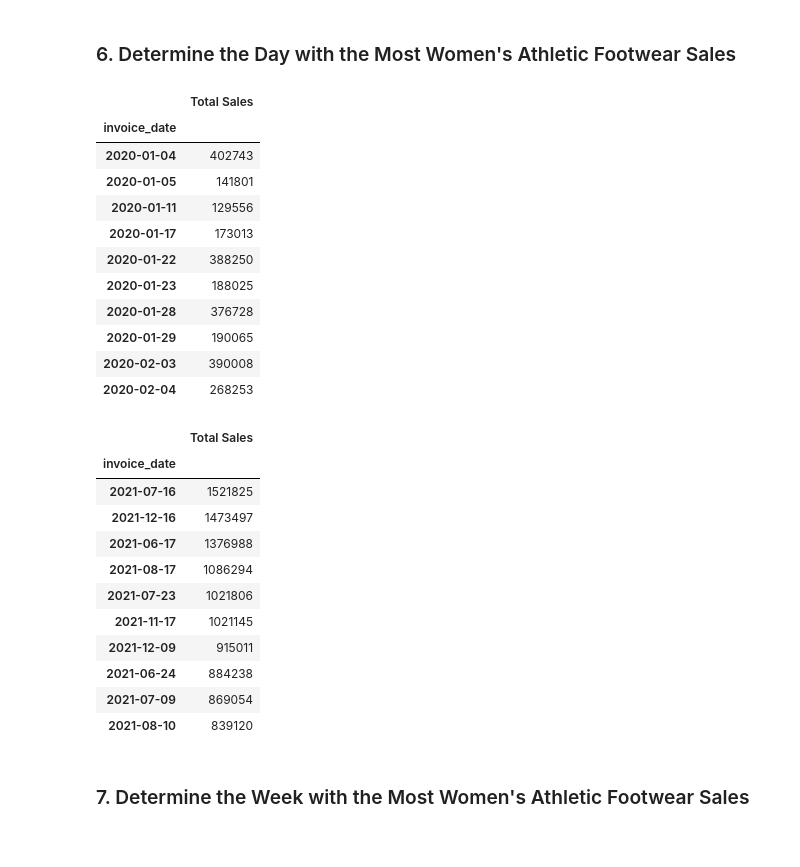
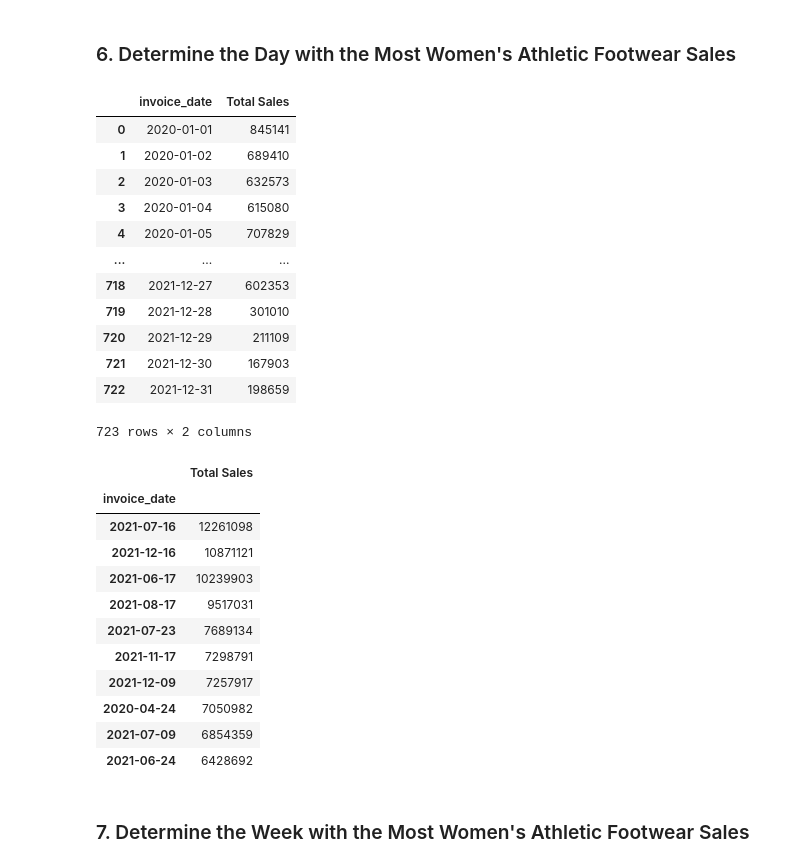
Before and after one commit to King-Rian/athletic_sales_analysis, a Jupyter notebook: athletic_sales_analysis.ipynb, the cells around one changed output. Cells and saved outputs as stored; diff of their text form; code cells hidden in the pictures.

```diff
--- a/athletic_sales_analysis.ipynb
+++ b/athletic_sales_analysis.ipynb
@@ -423,42 +460,65 @@ top_5_results
 # %%
 # Create a pivot table with the 'invoice_date' column is the index, and the "total_sales" as the values.
 
 
 # Optional: Rename the "total_sales" column to "Total Sales"
 
 
 # Show the table.
+pivot_table = combined_df.pivot_table(
+    index='invoice_date',
+    values='total_sales',
+    aggfunc='sum'
+).reset_index()
+
+pivot_table.rename(columns={'total_sales': 'Total Sales'}, inplace=True)
+pivot_table
 # %% [output]
-|  | Total Sales |
-| invoice_date |  |
-| 2020-01-04 | 402743 |
-| 2020-01-05 | 141801 |
-| 2020-01-11 | 129556 |
-| 2020-01-17 | 173013 |
-| 2020-01-22 | 388250 |
-| 2020-01-23 | 188025 |
-| 2020-01-28 | 376728 |
-| 2020-01-29 | 190065 |
-| 2020-02-03 | 390008 |
-| 2020-02-04 | 268253 |
+|  | invoice_date | Total Sales |
+| 0 | 2020-01-01 | 845141 |
+| 1 | 2020-01-02 | 689410 |
+| 2 | 2020-01-03 | 632573 |
+| 3 | 2020-01-04 | 615080 |
+| 4 | 2020-01-05 | 707829 |
+| ... | ... | ... |
+| 718 | 2021-12-27 | 602353 |
+| 719 | 2021-12-28 | 301010 |
+| 720 | 2021-12-29 | 211109 |
+| 721 | 2021-12-30 | 167903 |
+| 722 | 2021-12-31 | 198659 |
+723 rows × 2 columns
 # %%
 # Resample the pivot table into daily bins, and get the total sales for each day.
 
 
 # Sort the resampled pivot table in descending order on "Total Sales".
+
+pivot_table = combined_df.pivot_table(
+    index='invoice_date',
+    values='total_sales',
+    aggfunc='sum'
+)
+
+pivot_table.rename(columns={'total_sales': 'Total Sales'}, inplace=True)
+
+daily_sales = pivot_table.resample('D').sum()
+
+sorted_daily_sales = daily_sales.sort_values(by='Total Sales', ascending=False)
+
+sorted_daily_sales.head(10)
 # %% [output]
 |  | Total Sales |
 | invoice_date |  |
-| 2021-07-16 | 1521825 |
-| 2021-12-16 | 1473497 |
-| 2021-06-17 | 1376988 |
-| 2021-08-17 | 1086294 |
-| 2021-07-23 | 1021806 |
-| 2021-11-17 | 1021145 |
-| 2021-12-09 | 915011 |
-| 2021-06-24 | 884238 |
-| 2021-07-09 | 869054 |
-| 2021-08-10 | 839120 |
+| 2021-07-16 | 12261098 |
+| 2021-12-16 | 10871121 |
+| 2021-06-17 | 10239903 |
+| 2021-08-17 | 9517031 |
+| 2021-07-23 | 7689134 |
+| 2021-11-17 | 7298791 |
+| 2021-12-09 | 7257917 |
+| 2020-04-24 | 7050982 |
+| 2021-07-09 | 6854359 |
+| 2021-06-24 | 6428692 |
 # %% [markdown]
 ### 7.  Determine the Week with the Most Women's Athletic Footwear Sales
 # %%
```
Also changed, not shown: parts of 7 cells of this notebook.
